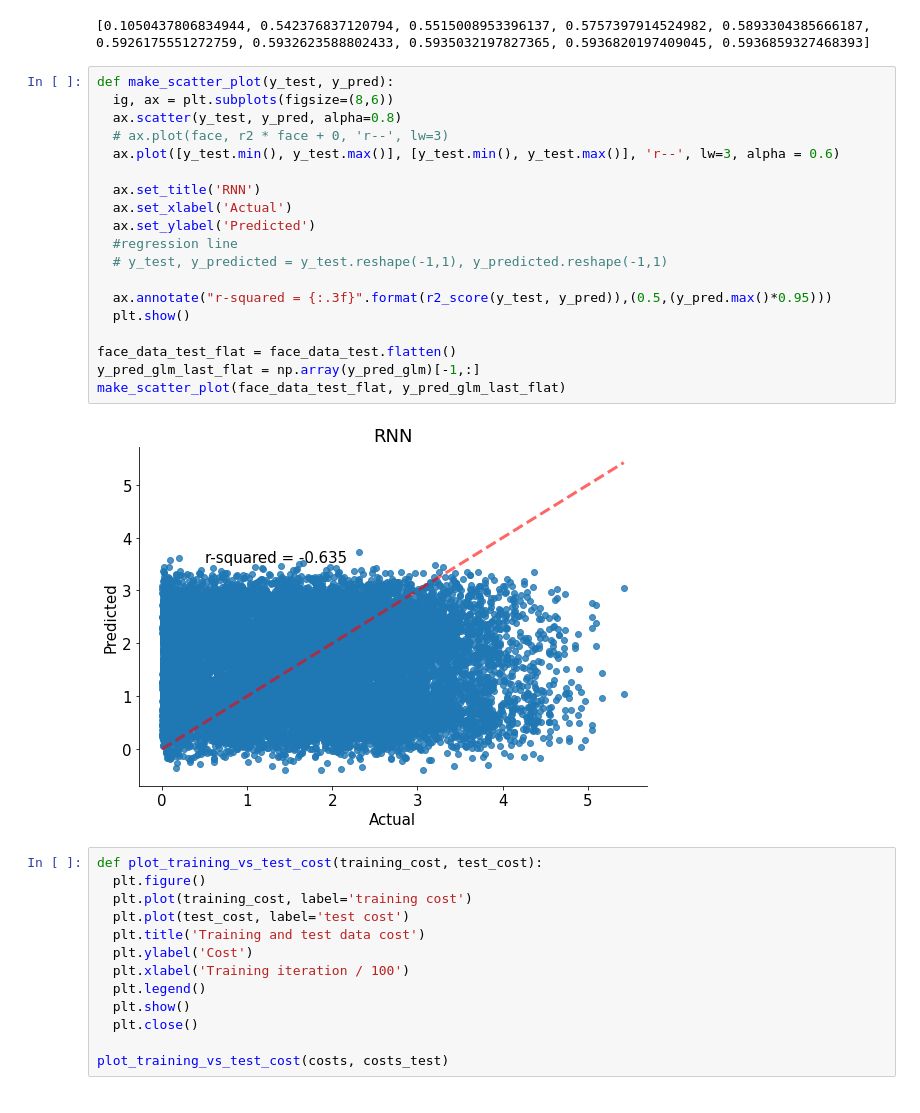
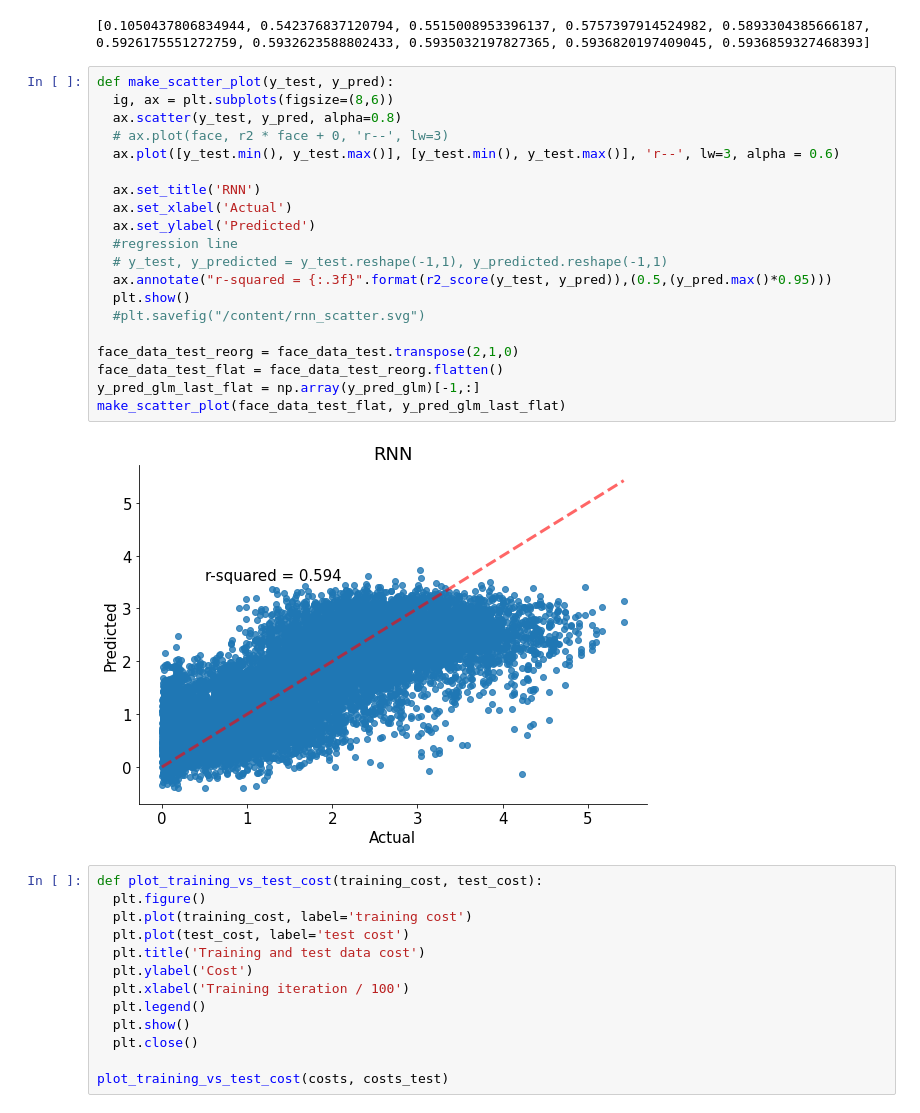
Before and after one commit to klaragerlei/GoatsOfAllTime, a Jupyter notebook: klara_RNN.ipynb, the cells around one changed output. Cells and saved outputs as stored; diff of their text form.

```diff
--- a/klara_RNN.ipynb
+++ b/klara_RNN.ipynb
@@ -486,24 +486,25 @@ r-squared max = 0.5937
 # %%
 def make_scatter_plot(y_test, y_pred):
   ig, ax = plt.subplots(figsize=(8,6))
   ax.scatter(y_test, y_pred, alpha=0.8)
   # ax.plot(face, r2 * face + 0, 'r--', lw=3)
   ax.plot([y_test.min(), y_test.max()], [y_test.min(), y_test.max()], 'r--', lw=3, alpha = 0.6)
 
   ax.set_title('RNN')
   ax.set_xlabel('Actual')
   ax.set_ylabel('Predicted')
   #regression line
   # y_test, y_predicted = y_test.reshape(-1,1), y_predicted.reshape(-1,1)
-
   ax.annotate("r-squared = {:.3f}".format(r2_score(y_test, y_pred)),(0.5,(y_pred.max()*0.95)))
   plt.show()
+  #plt.savefig("/content/rnn_scatter.svg")
 
-face_data_test_flat = face_data_test.flatten()
+face_data_test_reorg = face_data_test.transpose(2,1,0)
+face_data_test_flat = face_data_test_reorg.flatten()
 y_pred_glm_last_flat = np.array(y_pred_glm)[-1,:]
 make_scatter_plot(face_data_test_flat, y_pred_glm_last_flat)
 # %% [output]
-[figure, old version]
+[figure, new version]
 # %%
 def plot_training_vs_test_cost(training_cost, test_cost):
   plt.figure()
```
